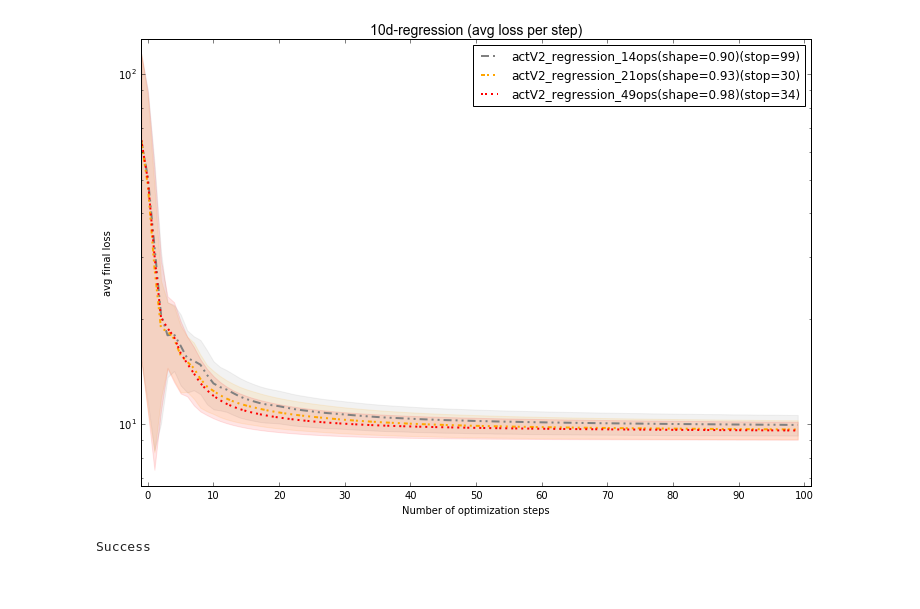
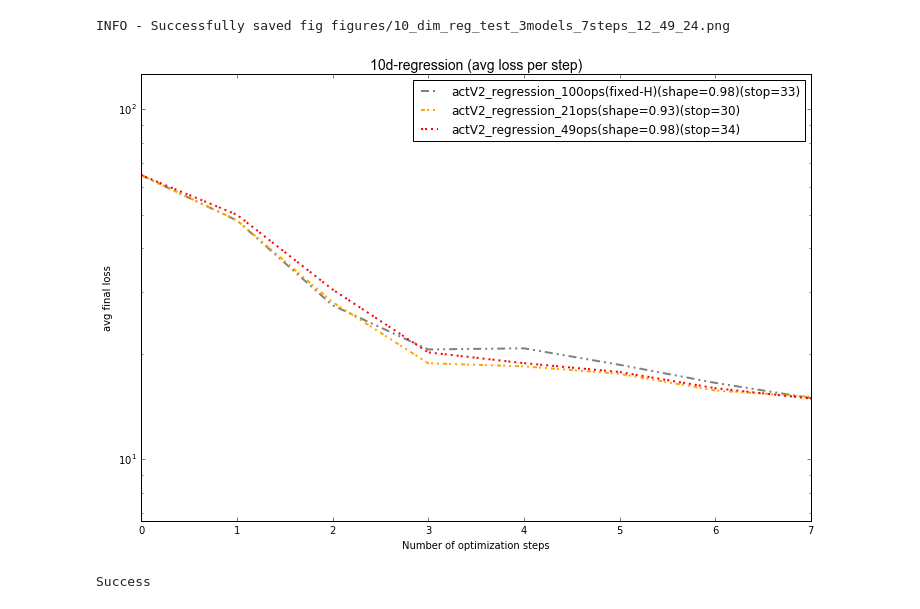
Before and after one commit to toologicbv/meta_learner, a Jupyter notebook: 10d_reg_results_20170623.ipynb, the cells around one changed output. Drawn from its saved outputs; the diff is of its cells as text; code cells hidden in the pictures.

Commit message:
add first july regression results

```diff
--- a/10d_reg_results_20170623.ipynb
+++ b/10d_reg_results_20170623.ipynb
@@ -54,7 +54,7 @@ expers_to_load = [(False, "run_20170629_15_06_49_metaV1_10ep_100ops_retrain_lr5e
                   (True, "run_20170702_20_43_33_actV2_40ep_100ops_retrain_lr5e06_adam"), # 0.7 70+40epo
                   (True, "run_20170702_17_08_24_actV2_40ep_100ops_retrain_lr5e06_adam"),  # 0.80 / lr5e-6 / 110 eps
                   (False, "run_20170702_22_41_05_actV2_40ep_100ops_retrain_lr5e06_adam"),  # 0.85 / lr5e-6 / 70 eps
-                  (False, "run_20170703_08_46_15_actV2_40ep_100ops_retrain_lr5e06_adam"), # q=0.90 / lr 1e-6 / 70eps
+                  (True, "run_20170703_18_05_47_actV2_40ep_100ops_retrain_lr5e06_adam"), # q=0.90 / lr 1e-6 / 70eps
                   (True, "run_20170702_13_56_09_actV2_20ep_100ops_retrain_lr5e06_adam"), # 0.98 / lr5e-6 / 120eps
                   (False, "run_20170703_18_24_37_actV2_75ep_14ops_lr3e06_adam"), # 0.9 stochastic
                   (True, "run_20170703_15_19_53_actV2_80ep_21ops_lr5e06_adam"), # 0.93 stochastic 80epos
@@ -111,16 +120,18 @@ INFO - INFO - loaded existing model from file logs/run_20170703_18_24_37_actV2_7
 # %%
 new_exp_only = [new_experiments[5], new_experiments[6], new_experiments[7]]
-best_val_runs, lowest_value = plot_val_result(new_exp_only, do_show=True,
-                                              do_save=False,
+best_val_runs, lowest_value = plot_result(new_exp_only, do_show=True,
+                                              do_save=True,
                                               plot_best=False,
-                                              fig_name="10_dim_reg_test_compare_fixed_stoch",
+                                              fig_name="10_dim_reg_test_3models_7steps",
                                               loss_type="loss",
-                                              max_step=101,
+                                              min_step=0,
+                                              max_step=7,
                                               sort_exper="10d-regression",
                                               log_scale=True,
-                                              with_stddev=True)
+                                              with_stddev=False)
 # %% [output]
+INFO - Successfully saved fig figures/10_dim_reg_test_3models_7steps_12_49_24.png
-[figure, old version]
+[figure, new version]
 # %%
 plot_qt_probs(experiments[1], data_set="train", show=True, plot_prior=False, save=True)
 # %%
```
Also changed, not shown: parts of 5 cells of this notebook, 4 other files.
